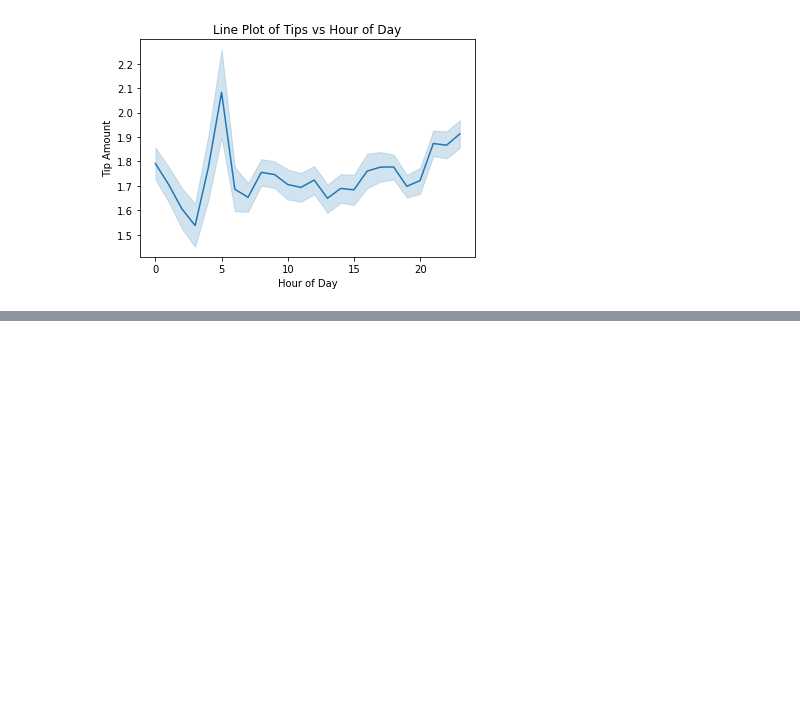
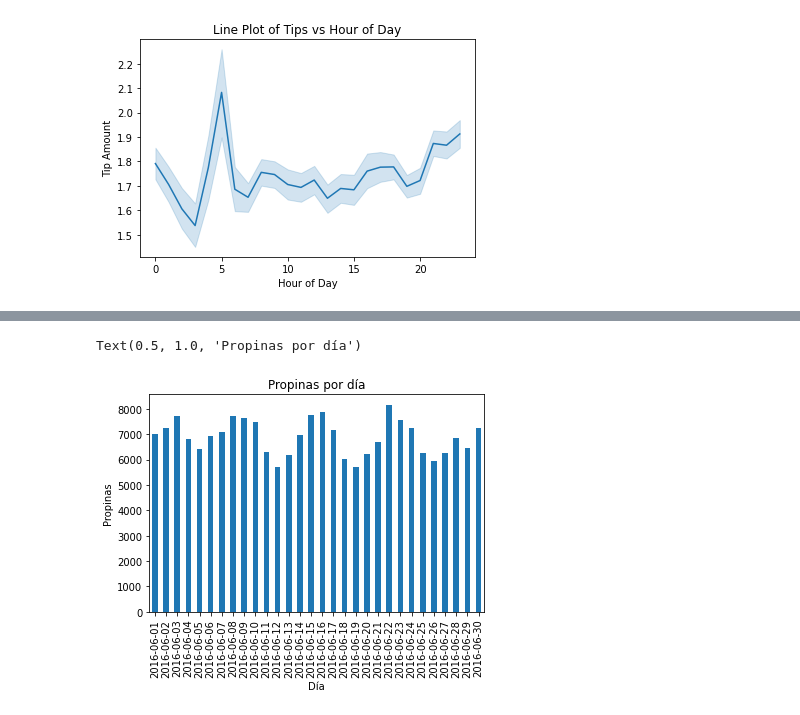
Before and after one commit to Luis-Eduardo-P-Ch/Programacion-para-el-Analisis-de-datos, a Jupyter notebook: Análisis Preliminar de Taxis 2.ipynb, the cells around one changed output, grey strips where cells are left out. Drawn from its saved outputs; the diff is of its cells as text; code cells hidden in the pictures; blank space fills up the shorter version.

```diff
--- a/Análisis Preliminar de Taxis 2.ipynb
+++ b/Análisis Preliminar de Taxis 2.ipynb
@@ -301,0 +320,17 @@ plt.show()
+# %%
+# Convertir la columna "tpep_pickup_datetime" a tipo datetime y extraer el día
+df['pickup_day'] = pd.to_datetime(df['tpep_pickup_datetime']).dt.date
+
+# Agrupar los datos por día y sumar las propinas
+tips_by_day = df.groupby('pickup_day')['tip_amount'].sum()
+
+# Crear un gráfico de barras
+tips_by_day.plot(kind='bar')
+
+# Agregar etiquetas y título al gráfico
+plt.xlabel('Día')
+plt.ylabel('Propinas')
+plt.title('Propinas por día')
+# %% [output]
+Text(0.5, 1.0, 'Propinas por día')
+[figure, added]
```
Also changed, not shown: parts of 19 cells of this notebook.
